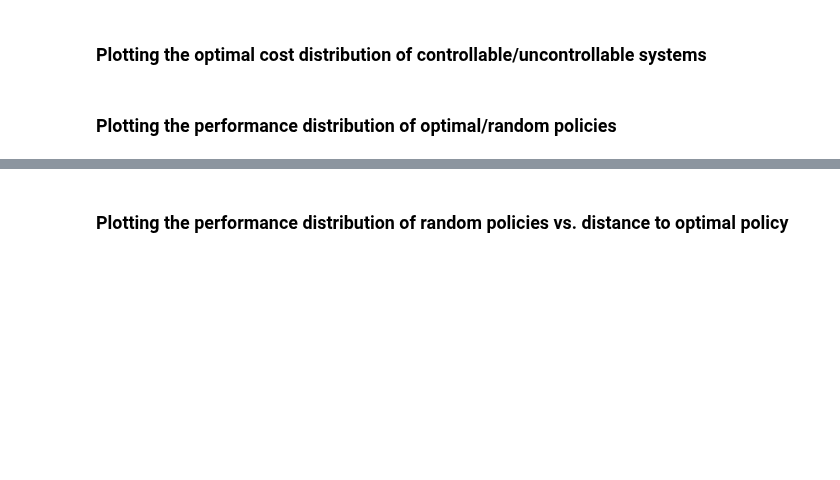
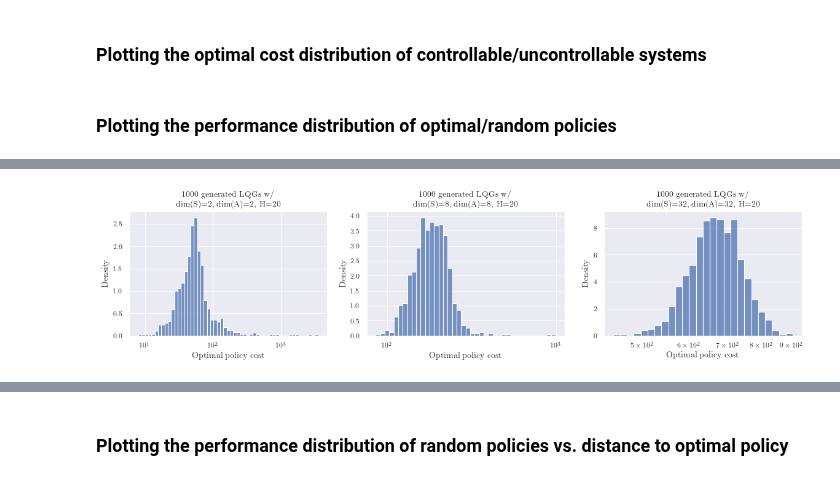
Before and after one commit to 0xangelo/LQSVG, a Jupyter notebook: experiments/perf_and_grad.ipynb, the cells around one changed output, grey strips where cells are left out. Saved outputs shown, nothing was run; the diff lists cells and outputs as text; code cells hidden in the pictures; blank space fills up the shorter version.

```diff
--- a/experiments/perf_and_grad.ipynb
+++ b/experiments/perf_and_grad.ipynb
@@ -98,6 +111,7 @@ generator = LQGGenerator(
     rand_init_cov=False,
     cost_linear=False,
     cost_cross=False,
+    rng=np.random.default_rng(42),
 )
 
 
@@ -670,0 +676,31 @@ plot_optimal_vs_random_costs_hist((20, 20, 100))
+# %%
+def plot_optimal_costs_hist(
+    ax,
+    n_state: int,
+    n_ctrl: int,
+    horizon: int,
+    samples: int = 1000,
+    fix_dynamics: bool = False,
+    fix_cost: bool = False,
+    rng: RNG = None,
+):
+    with generator.config(n_state=n_state, n_ctrl=n_ctrl, horizon=horizon, rng=rng):
+        dynamics = (
+            repeat_dynamics(generator.make_dynamics(), samples)
+            if fix_dynamics
+            else generator.make_dynamics(samples)
+        )
+        cost = (
+            repeat_cost(generator.make_cost(), samples)
+            if fix_cost
+            else generator.make_cost(samples)
+        )
+        init = generator.make_init(samples)
+
+    x = "Optimal policy cost"
+    df = pd.DataFrame({x: -optimal_performance(dynamics, cost, init)})
+
+    sns.histplot(ax=ax, data=df, x=x, stat="density", log_scale=True)
+    ax.set_title(
+        f"{samples} generated LQGs w/\n" + title_from_dims((n_state, n_ctrl, horizon))
+    )
@@ -670,0 +748,15 @@ plot_optimal_vs_random_costs_hist((20, 20, 100))
+# %%
+DOWNLOADS = os.path.expanduser("~/Downloads")
+FIGSIZE = default_figsize(.6, 1.8)
+
+def set_padding():
+    plt.subplots_adjust(left=0.05, right=1, top=0.85, bottom=0.15)
+# %%
+fig, (ax1, ax2, ax3) = plt.subplots(1, 3, figsize=FIGSIZE)
+plot_optimal_costs_hist(ax1, 2, 2, 20, rng=np.random.default_rng(42))
+plot_optimal_costs_hist(ax2, 8, 8, 20, rng=np.random.default_rng(42))
+plot_optimal_costs_hist(ax3, 32, 32, 20, rng=np.random.default_rng(42))
+set_padding()
+plt.savefig(os.path.join(DOWNLOADS, "optimal_costs_hist.pdf"))
+# %% [output]
+[figure, added]
```
Also changed, not shown: parts of 36 cells of this notebook.
